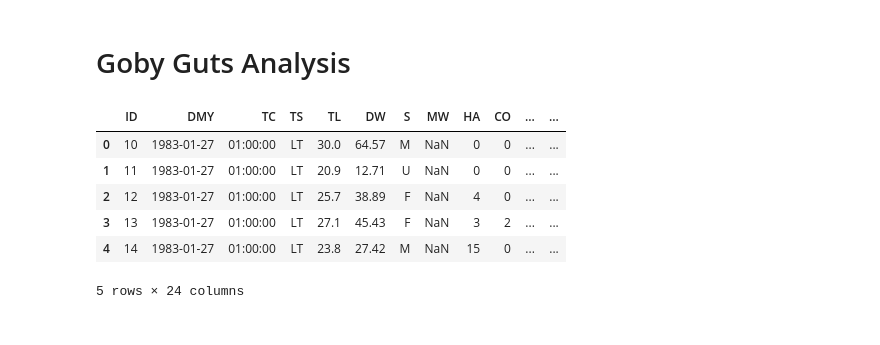
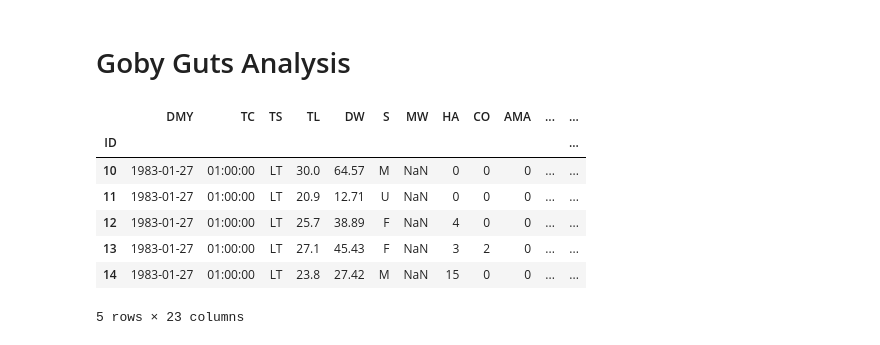
Before and after one commit to rah/optimal-size-selection, a Jupyter notebook: 9. Scratch Pad.ipynb, the cells around one changed output. Drawn from its saved outputs; the diff is of its cells as text; code cells hidden in the pictures.

Commit message:
initial analysis goby guts

```diff
--- a/9. Scratch Pad.ipynb
+++ b/9. Scratch Pad.ipynb
@@ -38,16 +38,17 @@ y = 0.146931205104x + 0.0899237678573
 # Goby Guts Analysis
 # %%
 import pandas as pd
+pd.set_option('display.mpl_style', 'default') # Make the graphs a bit prettier
+figsize(15, 5)
 
-xl = pd.ExcelFile("data/GobyGuts-Jan-83.xls")
-xl.sheet_names
-df = xl.parse("Sheet1")
+df = pd.read_excel("data/GobyGuts-Jan-83.xls", 0, parse_dates=True, index_col=0)
 df.head()
 # %% [output]
-|  | ID | DMY | TC | TS | TL | DW | S | MW | HA | CO | ... | ... |
-| 0 | 10 | 1983-01-27 | 01:00:00 | LT | 30.0 | 64.57 | M | NaN | 0 | 0 | ... | ... |
-| 1 | 11 | 1983-01-27 | 01:00:00 | LT | 20.9 | 12.71 | U | NaN | 0 | 0 | ... | ... |
-| 2 | 12 | 1983-01-27 | 01:00:00 | LT | 25.7 | 38.89 | F | NaN | 4 | 0 | ... | ... |
-| 3 | 13 | 1983-01-27 | 01:00:00 | LT | 27.1 | 45.43 | F | NaN | 3 | 2 | ... | ... |
-| 4 | 14 | 1983-01-27 | 01:00:00 | LT | 23.8 | 27.42 | M | NaN | 15 | 0 | ... | ... |
+|  | DMY | TC | TS | TL | DW | S | MW | HA | CO | AMA | ... | ... |
+| ID |  |  |  |  |  |  |  |  |  |  |  | ... |
+| 10 | 1983-01-27 | 01:00:00 | LT | 30.0 | 64.57 | M | NaN | 0 | 0 | 0 | ... | ... |
+| 11 | 1983-01-27 | 01:00:00 | LT | 20.9 | 12.71 | U | NaN | 0 | 0 | 0 | ... | ... |
+| 12 | 1983-01-27 | 01:00:00 | LT | 25.7 | 38.89 | F | NaN | 4 | 0 | 0 | ... | ... |
+| 13 | 1983-01-27 | 01:00:00 | LT | 27.1 | 45.43 | F | NaN | 3 | 2 | 0 | ... | ... |
+| 14 | 1983-01-27 | 01:00:00 | LT | 23.8 | 27.42 | M | NaN | 15 | 0 | 0 | ... | ... |
-5 rows × 24 columns
+5 rows × 23 columns
```
Also changed, not shown: parts of 8 cells of this notebook.
